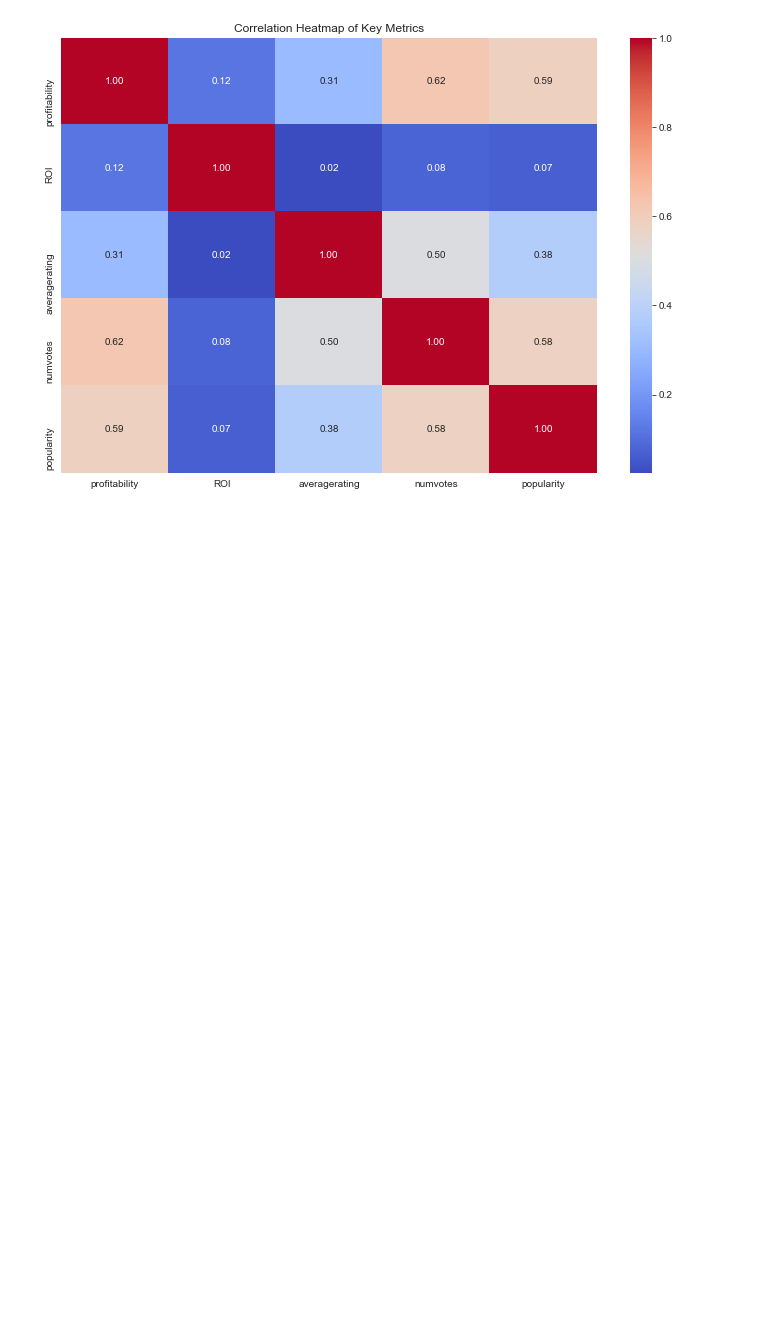
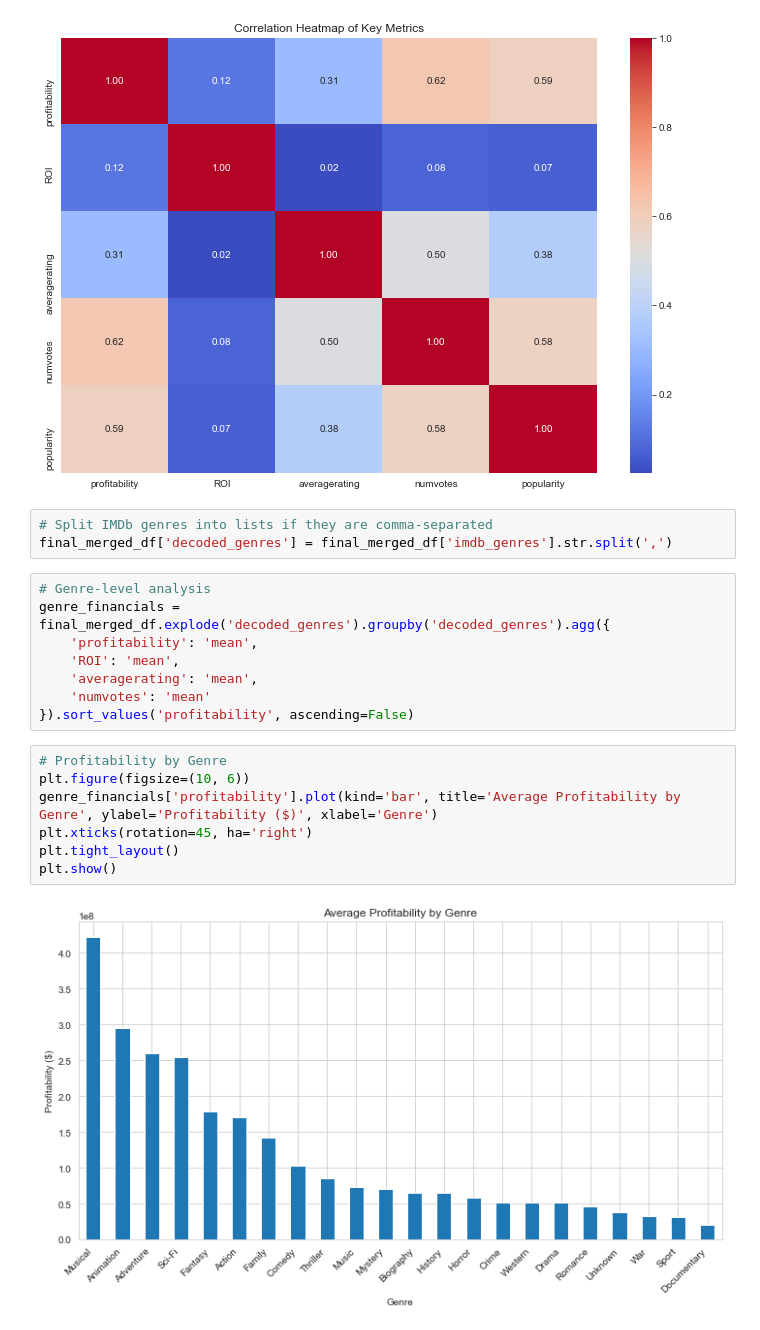
Before and after one commit to Otim135/group3-phase2-project, a Jupyter notebook: index.ipynb, the cells around one changed output. Cells and saved outputs as stored; diff of their text form; blank space fills up the shorter version.

```diff
--- a/index.ipynb
+++ b/index.ipynb
@@ -321,3 +321,23 @@ plt.title('Correlation Heatmap of Key Metrics')
 plt.show()
 # %% [output]
 [figure]
+# %%
+# Split IMDb genres into lists if they are comma-separated
+final_merged_df['decoded_genres'] = final_merged_df['imdb_genres'].str.split(',')
+# %%
+# Genre-level analysis
+genre_financials = final_merged_df.explode('decoded_genres').groupby('decoded_genres').agg({
+    'profitability': 'mean',
+    'ROI': 'mean',
+    'averagerating': 'mean',
+    'numvotes': 'mean'
+}).sort_values('profitability', ascending=False)
+# %%
+# Profitability by Genre
+plt.figure(figsize=(10, 6))
+genre_financials['profitability'].plot(kind='bar', title='Average Profitability by Genre', ylabel='Profitability ($)', xlabel='Genre')
+plt.xticks(rotation=45, ha='right')
+plt.tight_layout()
+plt.show()
+# %% [output]
+[figure, added]
```
Also changed, not shown: parts of 4 cells of this notebook, 1 other file.
